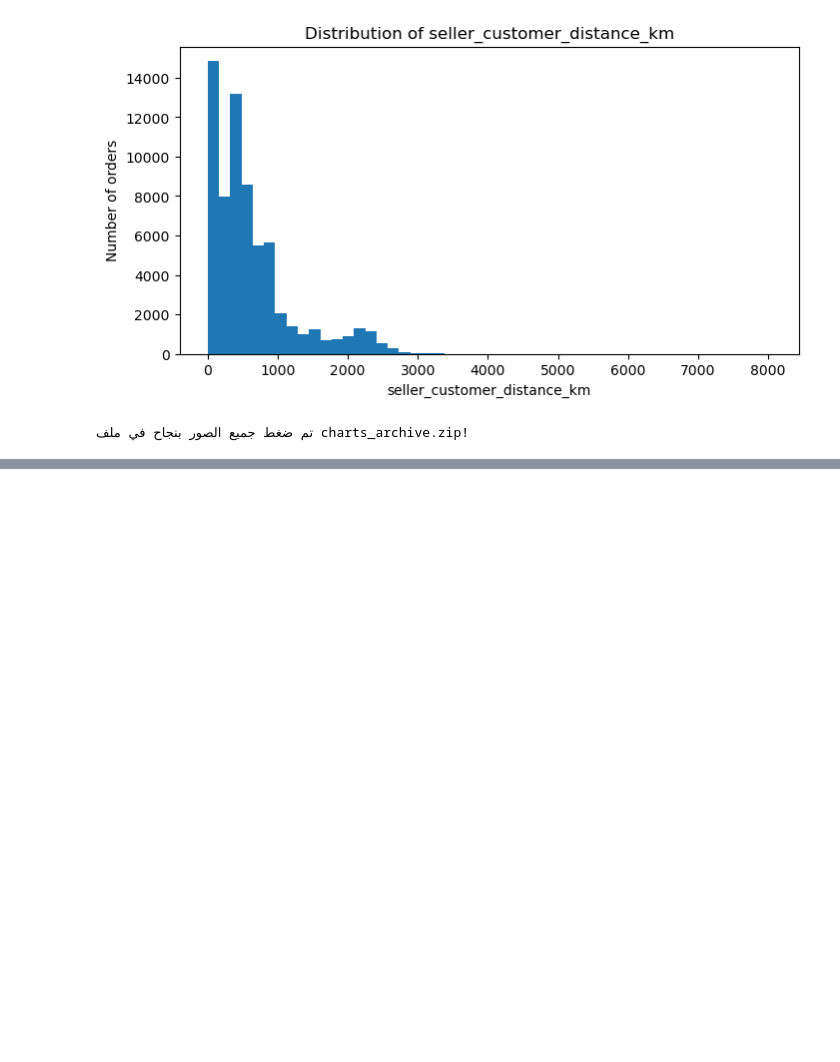
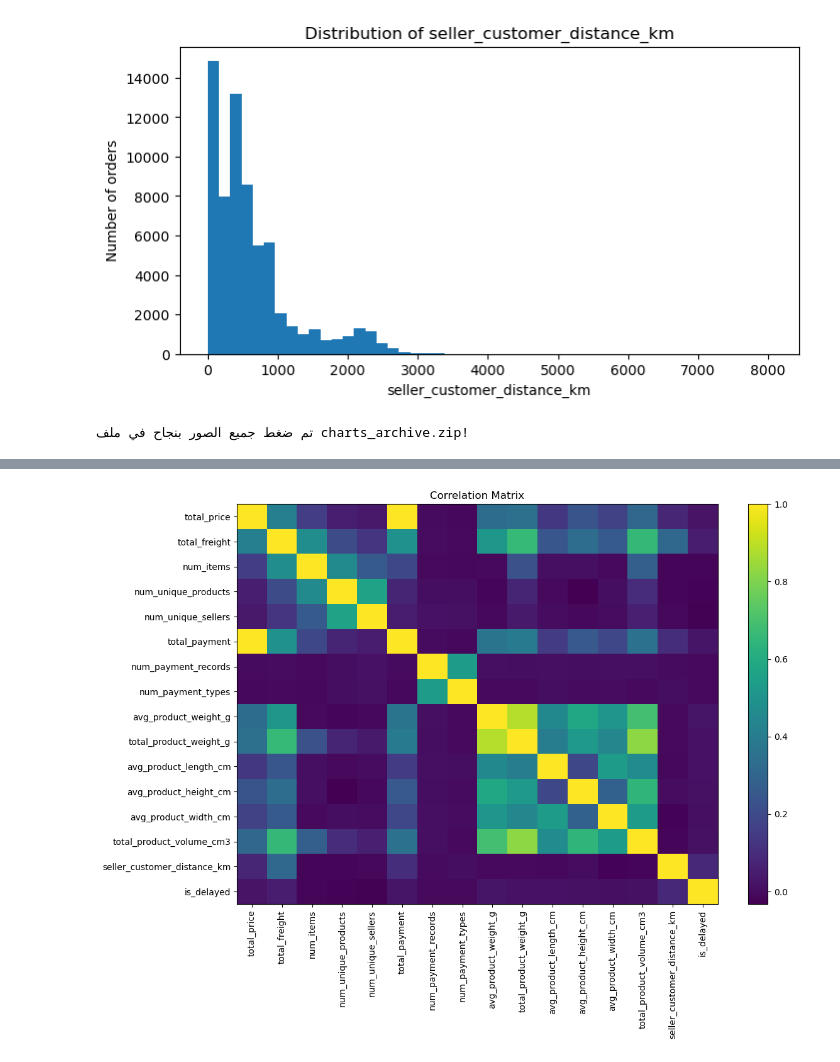
Before and after one commit to AhlamGhaleb/Qafza_Training, a Jupyter notebook: EDA.ipynb, the cells around one changed output, grey strips where cells are left out. Saved outputs shown, nothing was run; the diff lists cells and outputs as text; code cells hidden in the pictures; blank space fills up the shorter version.

```diff
--- a/EDA.ipynb
+++ b/EDA.ipynb
@@ -445,3 +445,21 @@ print("تم ضغط جميع الصور بنجاح في ملف charts_archive.zip
 [figure]
 [figure]
 تم ضغط جميع الصور بنجاح في ملف charts_archive.zip!
+# %%
+numeric_features = [
+    "total_price",
+    "total_freight",
+    "num_items",
+    "num_unique_products",
+    "num_unique_sellers",
+    "total_payment",
+    "num_payment_records",
+    "num_payment_types",
+    "avg_product_weight_g",
+    "total_product_weight_g",
+    "avg_product_length_cm",
+    "avg_product_height_cm",
+    "avg_product_width_cm",
+    "total_product_volume_cm3",
+    "seller_customer_distance_km"
+]
@@ -447,0 +540,4 @@ print("تم ضغط جميع الصور بنجاح في ملف charts_archive.zip
+# %%
+corr = train[numeric_features + ["is_delayed"]].corr()
+
+display(corr)
@@ -447,0 +562,23 @@ print("تم ضغط جميع الصور بنجاح في ملف charts_archive.zip
+# %%
+plt.figure(figsize=(12, 9))
+
+plt.imshow(corr, aspect="auto")
+plt.colorbar()
+
+plt.xticks(
+    range(len(corr.columns)),
+    corr.columns,
+    rotation=90
+)
+
+plt.yticks(
+    range(len(corr.columns)),
+    corr.columns
+)
+
+plt.title("Correlation Matrix")
+
+plt.tight_layout()
+plt.show()
+# %% [output]
+[figure, added]
```
Also changed, not shown: parts of 11 cells of this notebook.
